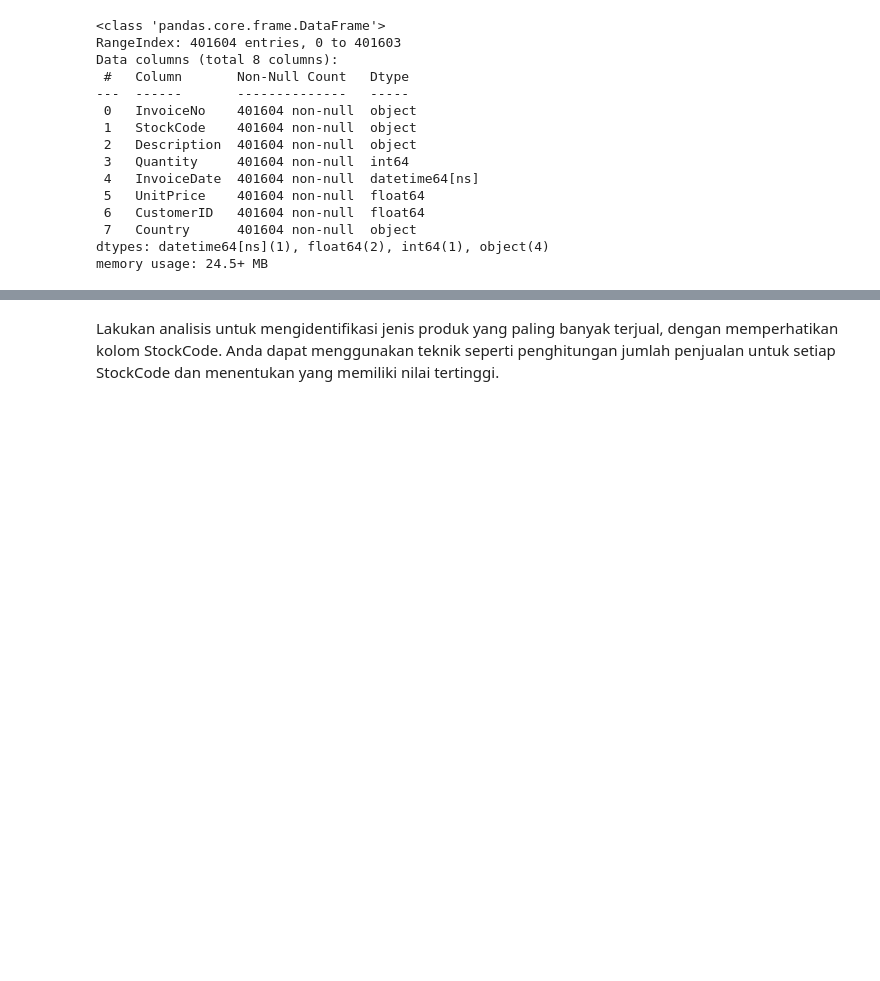
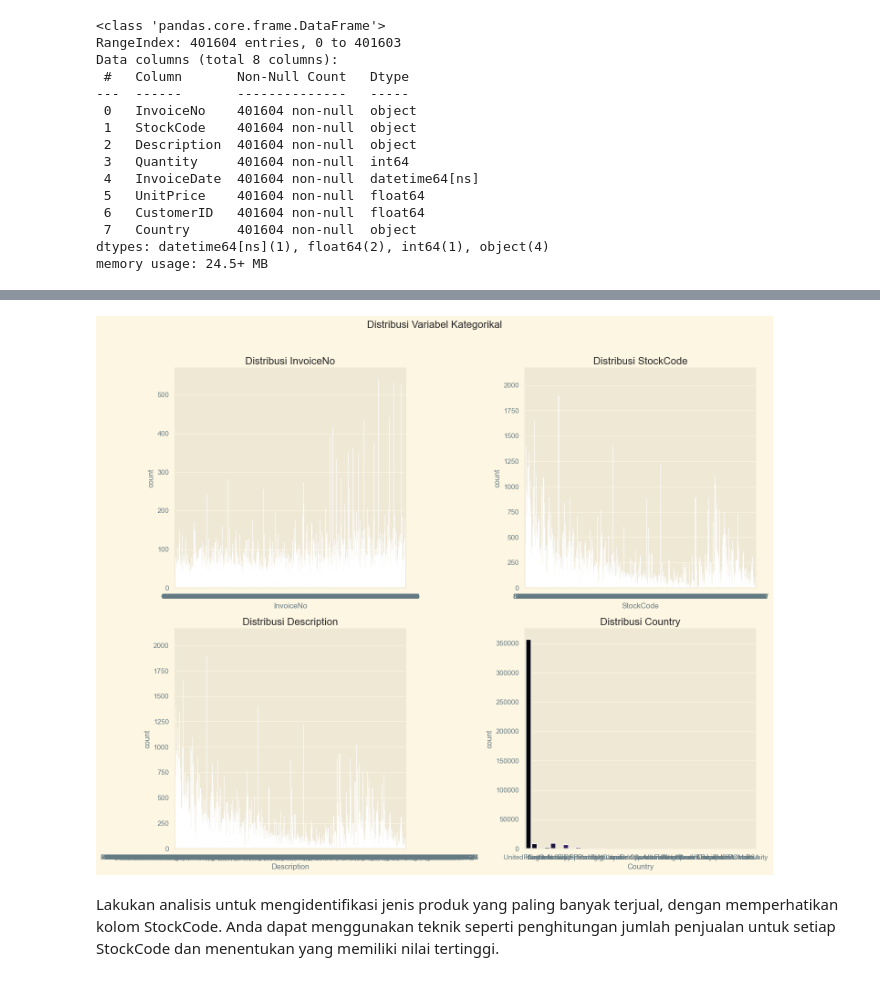
Before and after one commit to Mudhya19/Prediction-Consumers-in-Fashion-Retail, a Jupyter notebook: prediction_consumers_fashion_retail.ipynb, the cells around one changed output, grey strips where cells are left out. Saved outputs shown, nothing was run; the diff lists cells and outputs as text; code cells hidden in the pictures; blank space fills up the shorter version.

```diff
--- a/prediction_consumers_fashion_retail.ipynb
+++ b/prediction_consumers_fashion_retail.ipynb
@@ -354,3 +374,24 @@ memory usage: 24.5+ MB
+# %%
+categorical_cols = ['InvoiceNo', 'StockCode', 'Description',
+                    'Country']
+
+# Set up subplots
+fig, axes = plt.subplots(nrows=2, ncols=2, figsize=(15, 12))
+fig.suptitle('Distribusi Variabel Kategorikal', y=1.02, fontsize=16)
+
+# Flatten the axes for easy iteration
+axes = axes.flatten()
+
+# Loop through categorical columns and create bar plots
+for i, col in enumerate(categorical_cols):
+    sns.countplot(data=df, x=col, palette="magma", ax=axes[i])
+    axes[i].set_title(f'Distribusi {col}')
+
+# Adjust layout to prevent overlap
+plt.tight_layout()
+plt.show()
+# %% [output]
+[figure, added]
 # %% [markdown]
 Lakukan analisis untuk mengidentifikasi jenis produk yang paling banyak terjual, dengan memperhatikan kolom StockCode. Anda dapat menggunakan teknik seperti penghitungan jumlah penjualan untuk setiap StockCode dan menentukan yang memiliki nilai tertinggi.
 # %%
```
Also changed, not shown: parts of 3 cells of this notebook.
